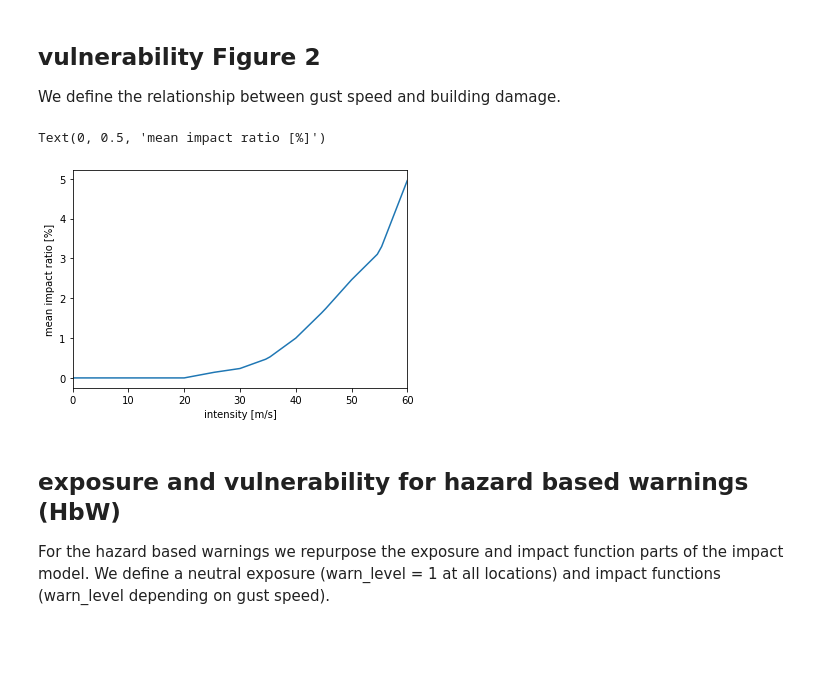
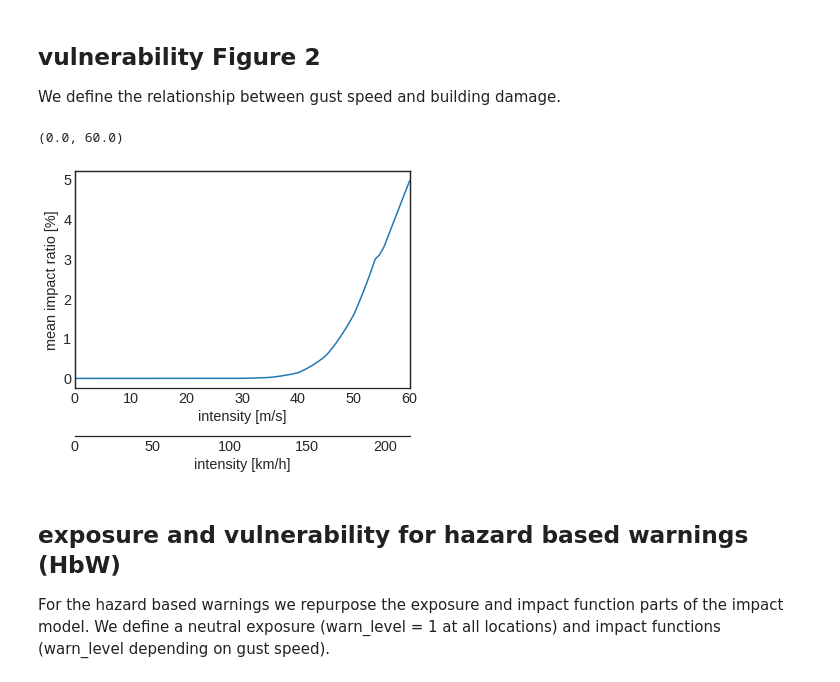
Before and after one commit to ThomasRoosli/climada_papers_building_damage_forecast, a Jupyter notebook: building_damage_forecast.ipynb, the cells around one changed output. Saved outputs shown, nothing was run; the diff lists cells and outputs as text; code cells hidden in the pictures; blank space fills up the shorter version.

```diff
--- a/building_damage_forecast.ipynb
+++ b/building_damage_forecast.ipynb
@@ -91,22 +84,38 @@ axis.plot(8.5500000, 47.3666700, 'ro', markersize=10,
 # %% [markdown]
 ## vulnerability Figure 2
 We define the relationship between gust speed and building damage.
-# %%
-impfun = IFStormEurope()
-impfun.set_welker()
-
-impfun_set = ImpactFuncSet()
-impfun_set.append(impfun)
-
-
-plt.plot(impfun.intensity,
-         impfun.mdd*100)
-plt.xlim([0, 60])
-plt.xlabel('intensity [m/s]')
-plt.ylabel('mean impact ratio [%]')
-# %% [output]
-Text(0, 0.5, 'mean impact ratio [%]')
-[figure, removed]
+# %%
+impfun = ImpfStormEurope.from_welker()
+
+impfun_set = ImpactFuncSet()
+impfun_set.append(impfun)
+
+
+ax1= plt.subplot(1,1,1)
+ax1.plot(impfun.intensity,
+         impfun.calc_mdr(impfun.intensity)*100)
+ax1.set_xlim([0, 60])
+ax1.set_xlabel('intensity [m/s]')
+ax1.set_ylabel('mean impact ratio [%]')
+# Set scond x-axis
+ax2 = ax1.twiny()
+
+# Decide the ticklabel position in the new x-axis,
+# then convert them to the position in the old x-axis
+newlabel = [0,50,100,150,200] # labels of the xticklabels: the position in the new x-axis
+kmh2ms = lambda t: t/3.6 # convert function: from km/h to m/s
+newpos   = [kmh2ms(t) for t in newlabel]   # position of the xticklabels in the old x-axis
+ax2.set_xticks(newpos)
+ax2.set_xticklabels(newlabel)
+
+ax2.xaxis.set_ticks_position('bottom') # set the position of the second x-axis to bottom
+ax2.xaxis.set_label_position('bottom') # set the position of the second x-axis to bottom
+ax2.spines['bottom'].set_position(('outward', 48))
+ax2.set_xlabel('intensity [km/h]')
+ax2.set_xlim(ax1.get_xlim())
+# %% [output]
+(0.0, 60.0)
+[figure, added]
 # %% [markdown]
 ## exposure and vulnerability for hazard based warnings (HbW)
 For the hazard based warnings we repurpose the exposure and impact function parts of the impact model. We define a neutral exposure (warn_level = 1 at all locations) and impact functions (warn_level depending on gust speed).
```
Also changed, not shown: parts of 24 cells of this notebook, 1 other file.
